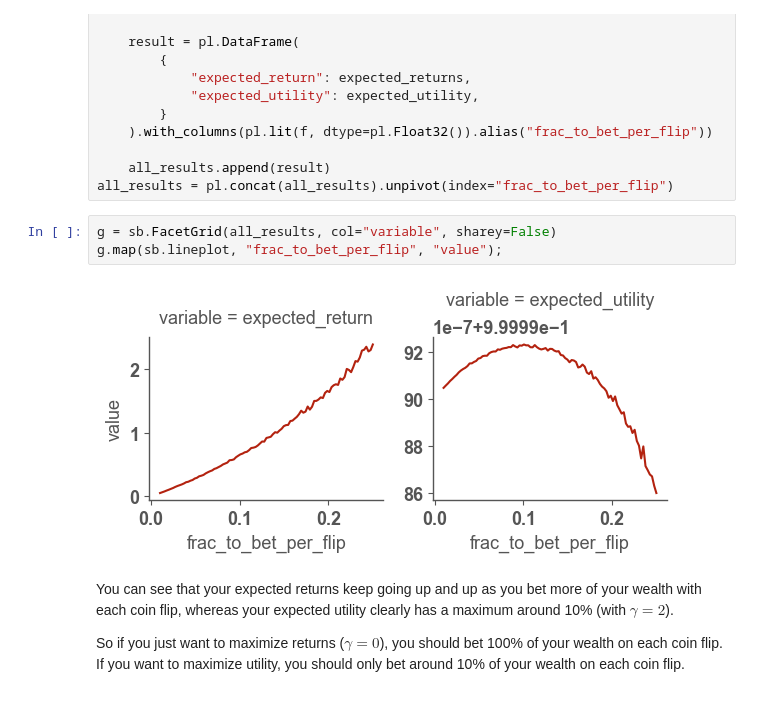
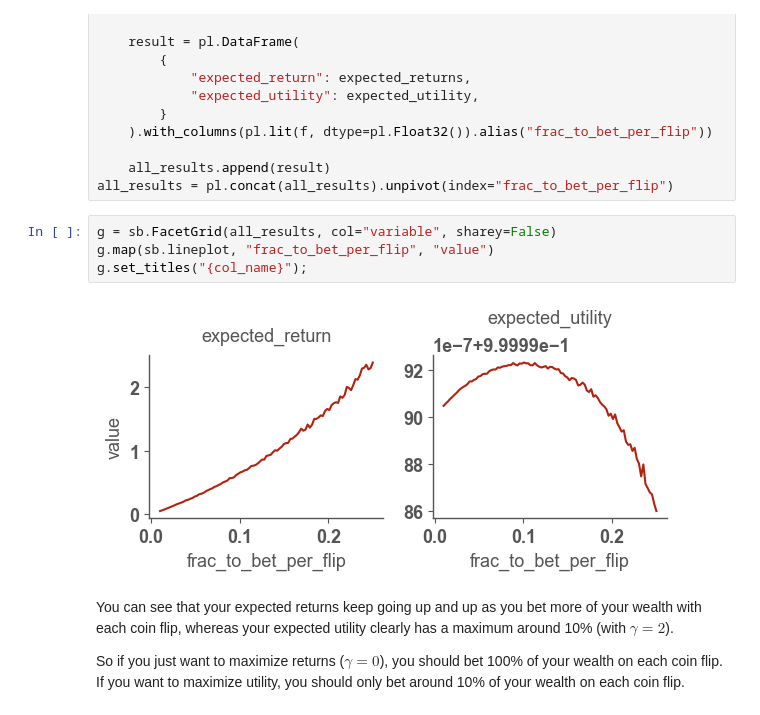
Before and after one commit to jaryaman/financial-decisions, a Jupyter notebook: notebooks/1-crra-utility.ipynb, the cells around one changed output. Cells and saved outputs as stored; diff of their text form.

```diff
--- a/notebooks/1-crra-utility.ipynb
+++ b/notebooks/1-crra-utility.ipynb
@@ -118,9 +118,10 @@ for f in tqdm(frac_to_bet_per_flip):
 all_results = pl.concat(all_results).unpivot(index="frac_to_bet_per_flip")
 # %%
 g = sb.FacetGrid(all_results, col="variable", sharey=False)
-g.map(sb.lineplot, "frac_to_bet_per_flip", "value");
+g.map(sb.lineplot, "frac_to_bet_per_flip", "value")
+g.set_titles("{col_name}");
 # %% [output]
-[figure, old version]
+[figure, new version]
 # %% [markdown]
 You can see that your expected returns keep going up and up as you bet more of your wealth with each coin flip, whereas your expected utility clearly has a maximum around 10% (with $\gamma=2$).
 
```
Also changed, not shown: parts of 1 cell of this notebook.
